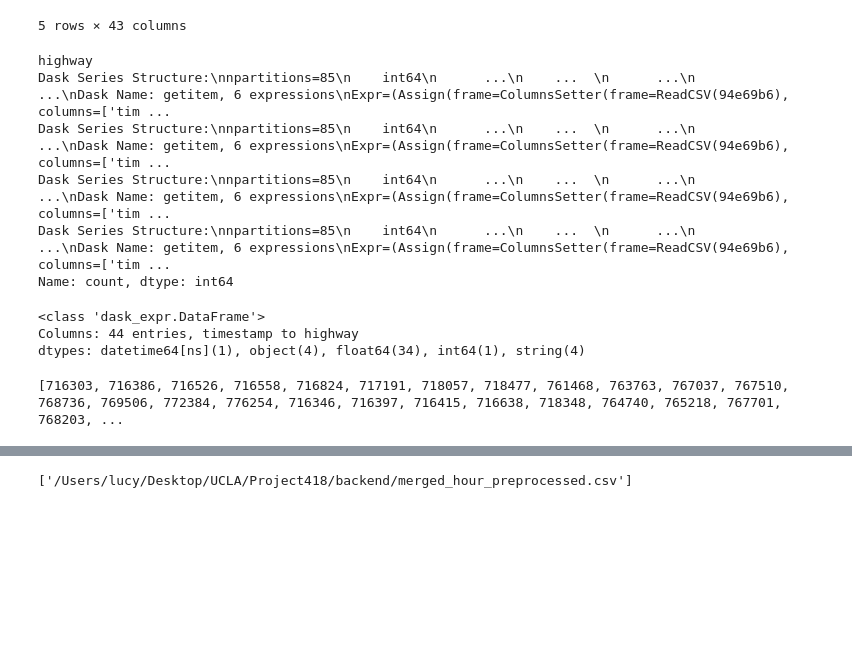
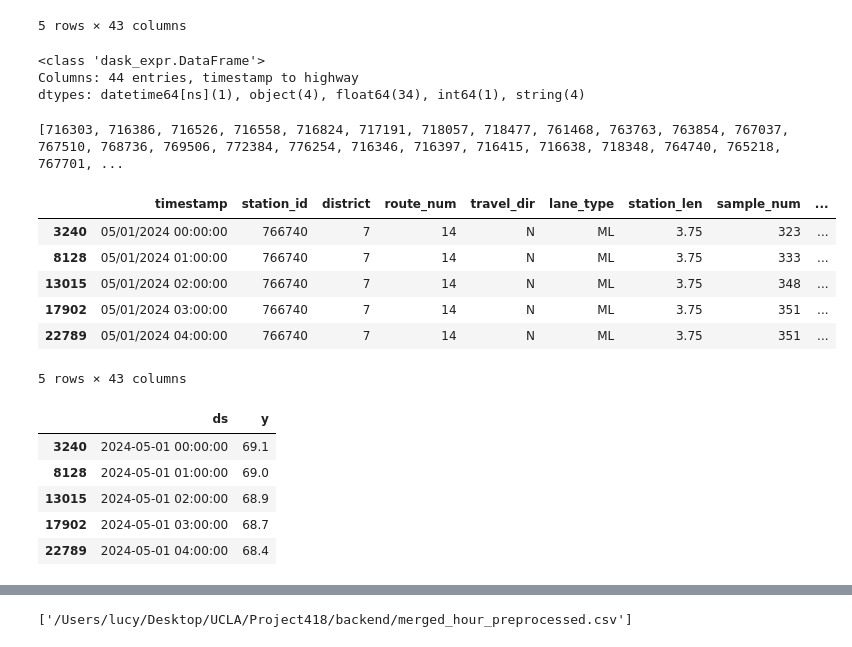
Before and after one commit to llennemann/stats-418-final-project, a Jupyter notebook: notebooks/Final418DataProcessingEDA.ipynb, the cells around one changed output, grey strips where cells are left out. Cells and saved outputs as stored; diff of their text form; code cells hidden in the pictures; blank space fills up the shorter version.

```diff
--- a/notebooks/Final418DataProcessingEDA.ipynb
+++ b/notebooks/Final418DataProcessingEDA.ipynb
@@ -134,13 +139,4 @@ df = df.assign(highway=str(df['route_num']) + '_' + df['travel_dir'])
 # df['highway'] = str(df['route_num'].compute()) + '_' + df['travel_dir'].compute()
-# %%
-df['highway'].value_counts().compute()
-# %% [output]
-highway
-Dask Series Structure:\nnpartitions=85\n    int64\n      ...\n    ...  \n      ...\n      ...\nDask Name: getitem, 6 expressions\nExpr=(Assign(frame=ColumnsSetter(frame=ReadCSV(94e69b6), columns=['tim ...
-Dask Series Structure:\nnpartitions=85\n    int64\n      ...\n    ...  \n      ...\n      ...\nDask Name: getitem, 6 expressions\nExpr=(Assign(frame=ColumnsSetter(frame=ReadCSV(94e69b6), columns=['tim ...
-Dask Series Structure:\nnpartitions=85\n    int64\n      ...\n    ...  \n      ...\n      ...\nDask Name: getitem, 6 expressions\nExpr=(Assign(frame=ColumnsSetter(frame=ReadCSV(94e69b6), columns=['tim ...
-Dask Series Structure:\nnpartitions=85\n    int64\n      ...\n    ...  \n      ...\n      ...\nDask Name: getitem, 6 expressions\nExpr=(Assign(frame=ColumnsSetter(frame=ReadCSV(94e69b6), columns=['tim ...
-Name: count, dtype: int64
 # %%
 df.info()
 # %% [output]
@@ -157,10 +153,35 @@ missing_ratios = (
 )
 
 # 2. Find station_ids with more than 80% missing
-bad_stations = missing_ratios[missing_ratios > 0.8].index.tolist()
+# 6.2.25 - RAISED threshold to 60% missing ratio
+bad_stations = missing_ratios[missing_ratios > 0.6].index.tolist()
 print(bad_stations)
 
 # 3. Filter out those station_ids from the original Dask DataFrame
 df_filtered = df[~df['station_id'].isin(bad_stations)]
 # %% [output]
-[716303, 716386, 716526, 716558, 716824, 717191, 718057, 718477, 761468, 763763, 767037, 767510, 768736, 769506, 772384, 776254, 716346, 716397, 716415, 716638, 718348, 764740, 765218, 767701, 768203, ...
+[716303, 716386, 716526, 716558, 716824, 717191, 718057, 718477, 761468, 763763, 763854, 767037, 767510, 768736, 769506, 772384, 776254, 716346, 716397, 716415, 716638, 718348, 764740, 765218, 767701, ...
+# %%
+#### tester - neuralprophet
+tester_np = df_filtered[df_filtered['station_id'] == 766740]
+tester_np = tester_np.compute()
+tester_np.head()
+# %% [output]
+|  | timestamp | station_id | district | route_num | travel_dir | lane_type | station_len | sample_num | ... |
+| 3240 | 05/01/2024 00:00:00 | 766740 | 7 | 14 | N | ML | 3.75 | 323 | ... |
+| 8128 | 05/01/2024 01:00:00 | 766740 | 7 | 14 | N | ML | 3.75 | 333 | ... |
+| 13015 | 05/01/2024 02:00:00 | 766740 | 7 | 14 | N | ML | 3.75 | 348 | ... |
+| 17902 | 05/01/2024 03:00:00 | 766740 | 7 | 14 | N | ML | 3.75 | 351 | ... |
+| 22789 | 05/01/2024 04:00:00 | 766740 | 7 | 14 | N | ML | 3.75 | 351 | ... |
+5 rows × 43 columns
+# %%
+df_prophet = tester_np[['timestamp_conv', 'avg_speed']]
+df_prophet.columns = ['ds', 'y'] # rename columns for Prophet
+df_prophet.head()
+# %% [output]
+|  | ds | y |
+| 3240 | 2024-05-01 00:00:00 | 69.1 |
+| 8128 | 2024-05-01 01:00:00 | 69.0 |
+| 13015 | 2024-05-01 02:00:00 | 68.9 |
+| 17902 | 2024-05-01 03:00:00 | 68.7 |
+| 22789 | 2024-05-01 04:00:00 | 68.4 |
```
Also changed, not shown: parts of 34 cells of this notebook, 20 other files.
